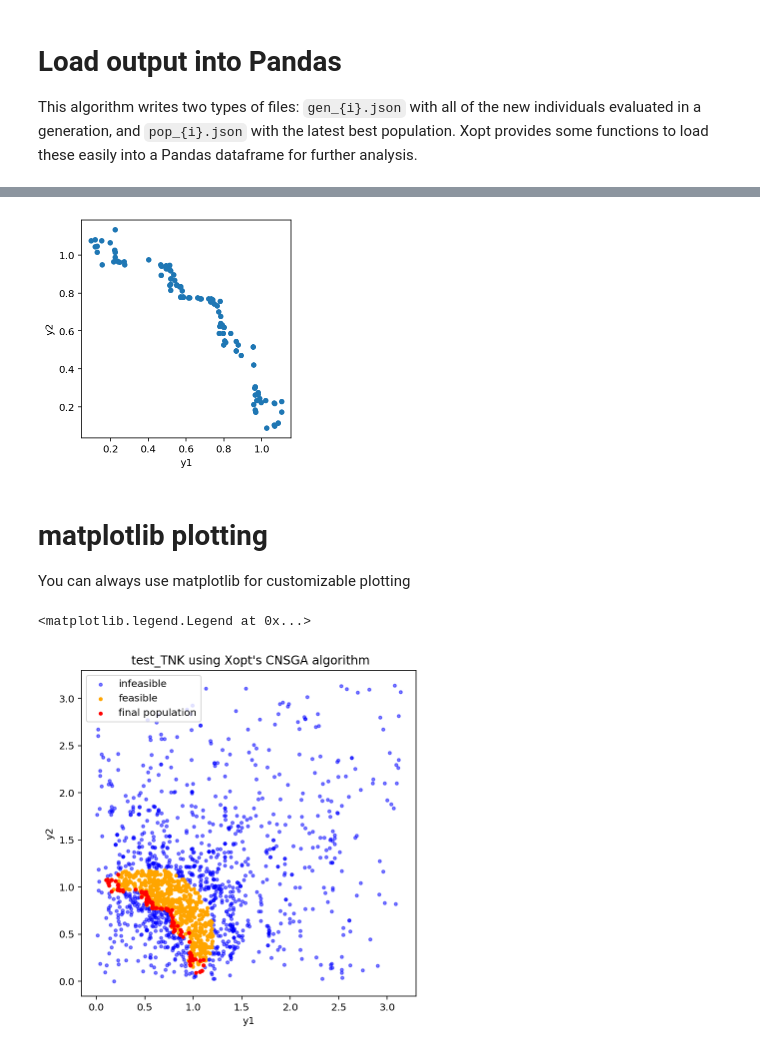
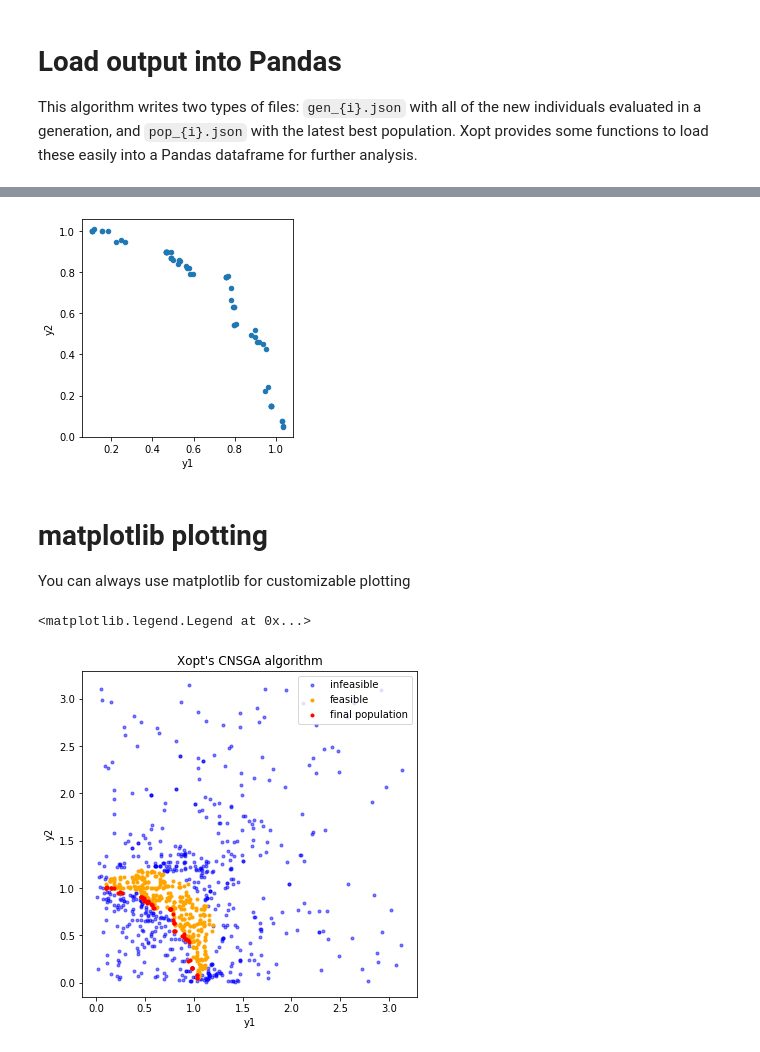
Before and after one commit to xopt-org/Xopt, a Jupyter notebook: docs/examples/xopt_parallel.ipynb, the cells around one changed output, grey strips where cells are left out. Saved outputs shown, nothing was run; the diff lists cells and outputs as text; code cells hidden in the pictures.

```diff
--- a/docs/examples/xopt_parallel.ipynb
+++ b/docs/examples/xopt_parallel.ipynb
@@ -101,3 +178,6 @@ from dask.distributed import Client
-# %%
-with Client() as executor:
-    X.run(executor=executor)
+# %%
+%%time
+X = Xopt(YAML)
+X.evaluator._executor = executor
+X.evaluator.max_workers = 10
+X.run()
@@ -132,0 +209,3 @@ df
+# %%
+df = pd.concat([X.data, X.vocs.feasibility_data(X.data)], axis=1)
+df[df['feasible']]
@@ -145,9 +238,9 @@ infeasible_df.plot("y1", "y2", kind="scatter").set_aspect("equal")
 # %%
 # This is the final population
-df1 = load_all_xopt_data(["temp/pop_17.json"])
+df1 = X.generator.population
 df1.plot("y1", "y2", kind="scatter").set_aspect("equal")
 # %% [output]
-[figure, old version]
+[figure, new version]
 # %% [markdown]
 # matplotlib plotting
 
@@ -159,29 +252,29 @@ import matplotlib.pyplot as plt
 # %%
 # Extract objectives from output
 k1, k2 = "y1", "y2"
 
 fig, ax = plt.subplots(figsize=(6, 6))
 
 ax.scatter(
     infeasible_df[k1],
     infeasible_df[k2],
     color="blue",
     marker=".",
     alpha=0.5,
     label="infeasible",
 )
 ax.scatter(
     feasible_df[k1], feasible_df[k2], color="orange", marker=".", label="feasible"
 )
 ax.scatter(df1[k1], df1[k2], color="red", marker=".", label="final population")
 ax.set_xlabel(k1)
 ax.set_ylabel(k2)
 ax.set_aspect("auto")
-ax.set_title(f" {X.simulation['name']} using Xopt's CNSGA algorithm")
+ax.set_title(f"Xopt's CNSGA algorithm")
 plt.legend()
 # %% [output]
 <matplotlib.legend.Legend at 0x...>
-[figure, old version]
+[figure, new version]
 # %%
 # Cleanup
 !rm -r dask-worker-space
```
Also changed, not shown: parts of 25 cells of this notebook, 14 other files.
